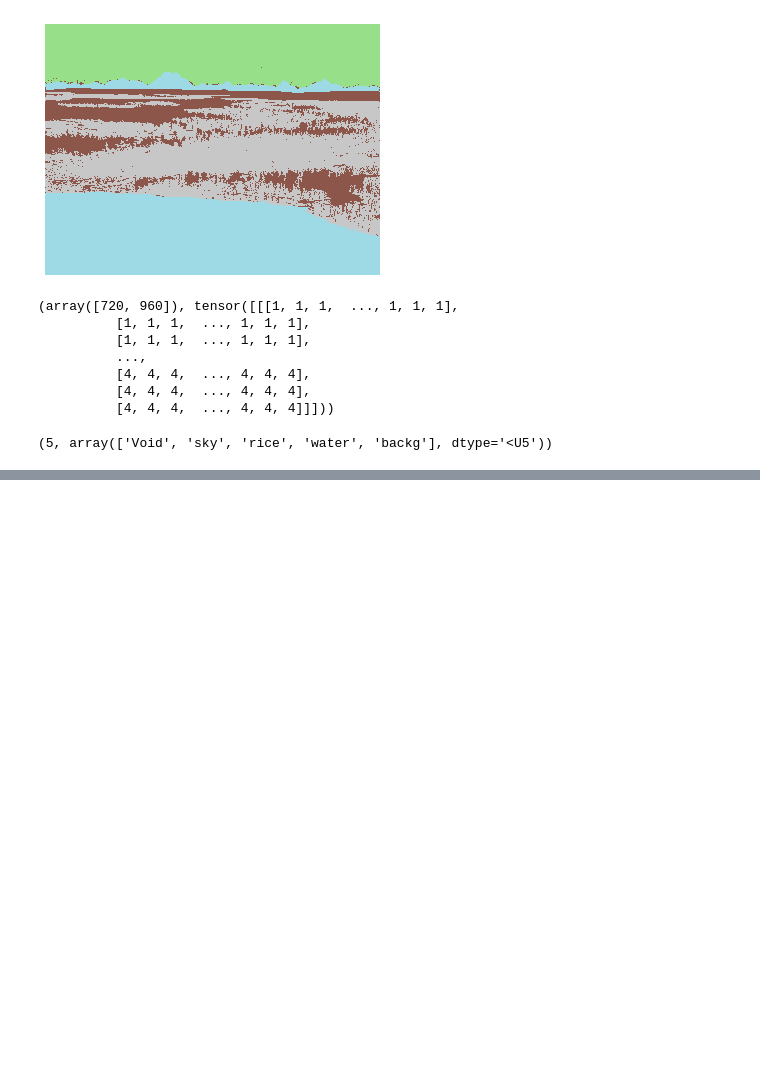
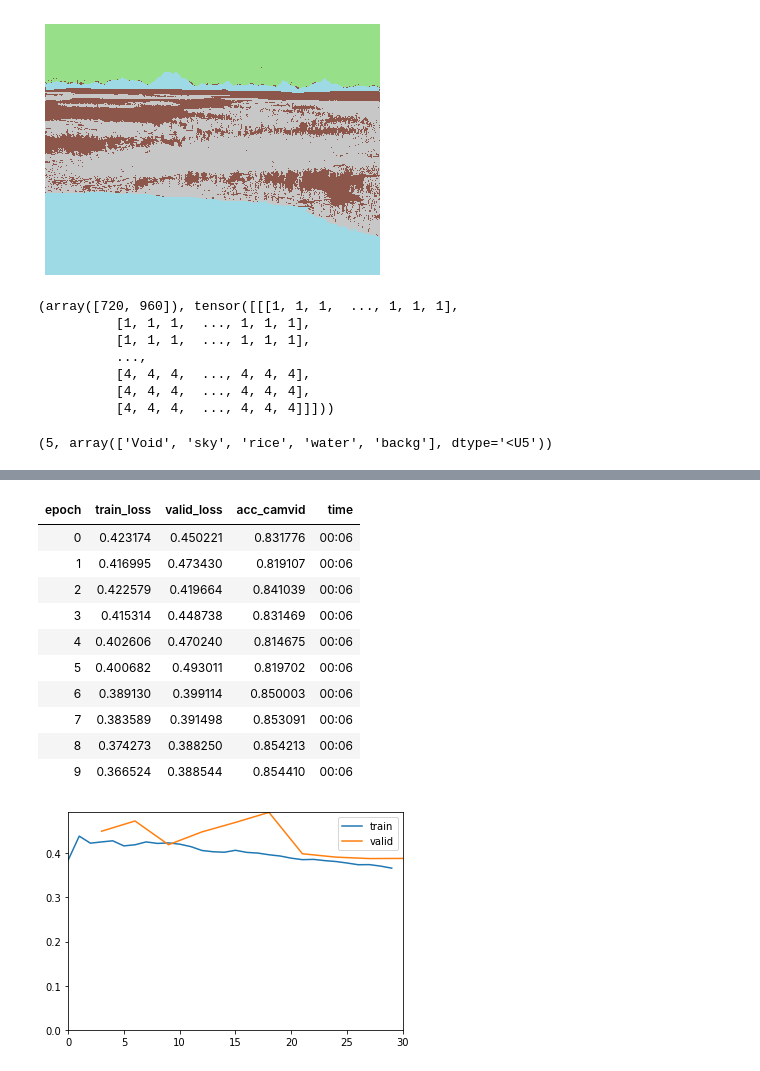
Before and after one commit to gnoparus/floodDetection, a Jupyter notebook: Model.ipynb, the cells around one changed output, grey strips where cells are left out. Drawn from its saved outputs; the diff is of its cells as text; code cells hidden in the pictures; blank space fills up the shorter version.

```diff
--- a/Model.ipynb
+++ b/Model.ipynb
@@ -150,0 +209,15 @@ learner.show_results(rows=3, figsize=(8, 8))
+# %%
+learner.fit_one_cycle(10, max_lr=slice(3e-6, 3e-4))
+# %% [output]
+| epoch | train_loss | valid_loss | acc_camvid | time |
+| 0 | 0.423174 | 0.450221 | 0.831776 | 00:06 |
+| 1 | 0.416995 | 0.473430 | 0.819107 | 00:06 |
+| 2 | 0.422579 | 0.419664 | 0.841039 | 00:06 |
+| 3 | 0.415314 | 0.448738 | 0.831469 | 00:06 |
+| 4 | 0.402606 | 0.470240 | 0.814675 | 00:06 |
+| 5 | 0.400682 | 0.493011 | 0.819702 | 00:06 |
+| 6 | 0.389130 | 0.399114 | 0.850003 | 00:06 |
+| 7 | 0.383589 | 0.391498 | 0.853091 | 00:06 |
+| 8 | 0.374273 | 0.388250 | 0.854213 | 00:06 |
+| 9 | 0.366524 | 0.388544 | 0.854410 | 00:06 |
+[figure, added]
```
Also changed, not shown: parts of 13 cells of this notebook.
